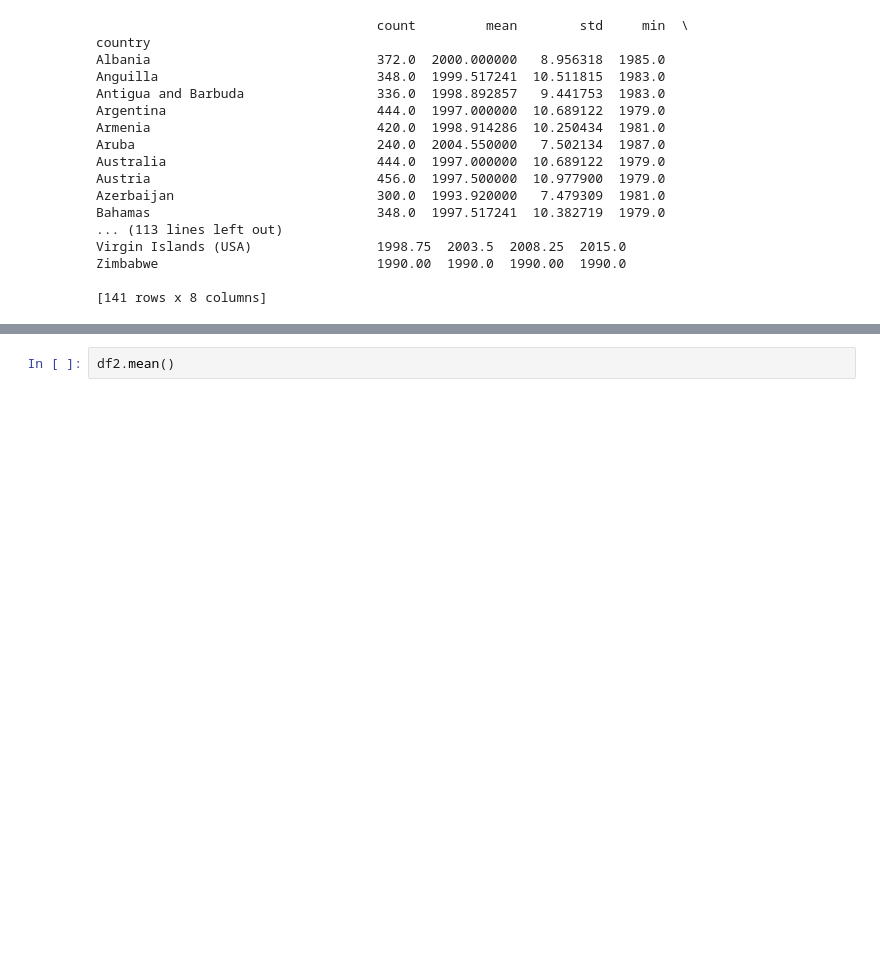
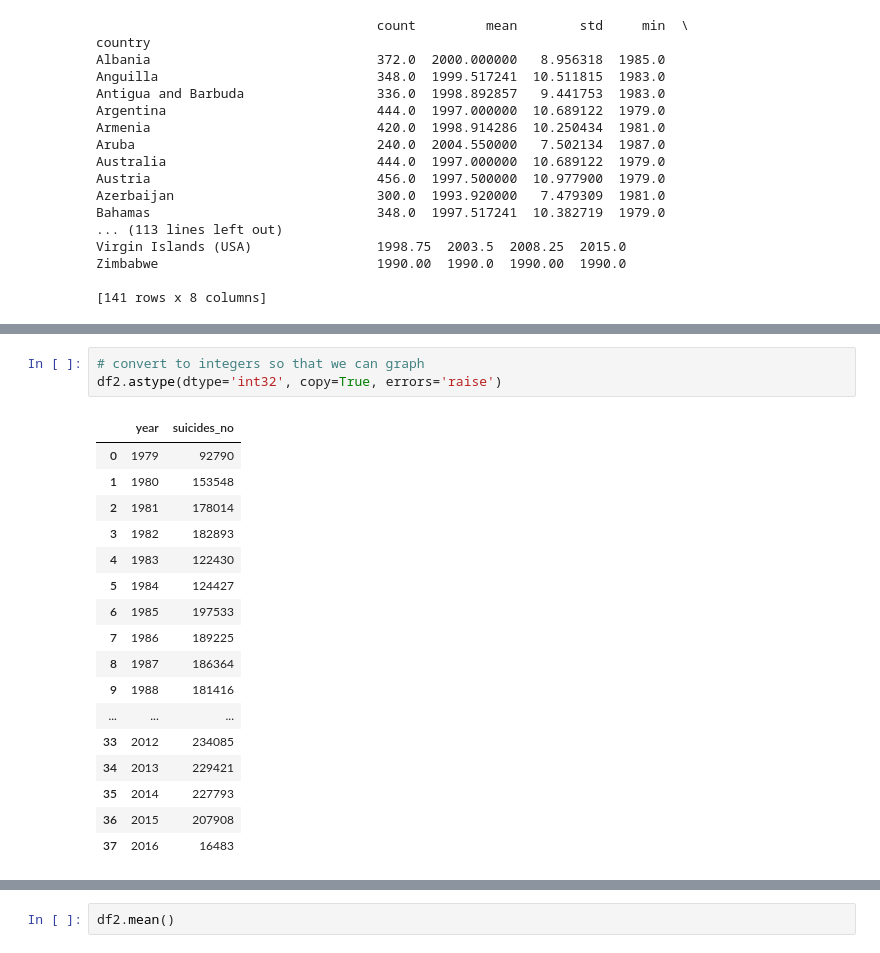
Before and after one commit to bulatao/Data-Science-Classes, a Jupyter notebook: C5_Homework_Bulatao.ipynb, the cells around one changed output, grey strips where cells are left out. Drawn from its saved outputs; the diff is of its cells as text; blank space fills up the shorter version.

```diff
--- a/C5_Homework_Bulatao.ipynb
+++ b/C5_Homework_Bulatao.ipynb
@@ -109,0 +142,21 @@ df2.describe()
+# %%
+# convert to integers so that we can graph
+df2.astype(dtype='int32', copy=True, errors='raise')
+# %% [output]
+|  | year | suicides_no |
+| 0 | 1979 | 92790 |
+| 1 | 1980 | 153548 |
+| 2 | 1981 | 178014 |
+| 3 | 1982 | 182893 |
+| 4 | 1983 | 122430 |
+| 5 | 1984 | 124427 |
+| 6 | 1985 | 197533 |
+| 7 | 1986 | 189225 |
+| 8 | 1987 | 186364 |
+| 9 | 1988 | 181416 |
+| ... | ... | ... |
+| 33 | 2012 | 234085 |
+| 34 | 2013 | 229421 |
+| 35 | 2014 | 227793 |
+| 36 | 2015 | 207908 |
+| 37 | 2016 | 16483 |
```
Also changed, not shown: parts of 15 cells of this notebook, 3 other files.
